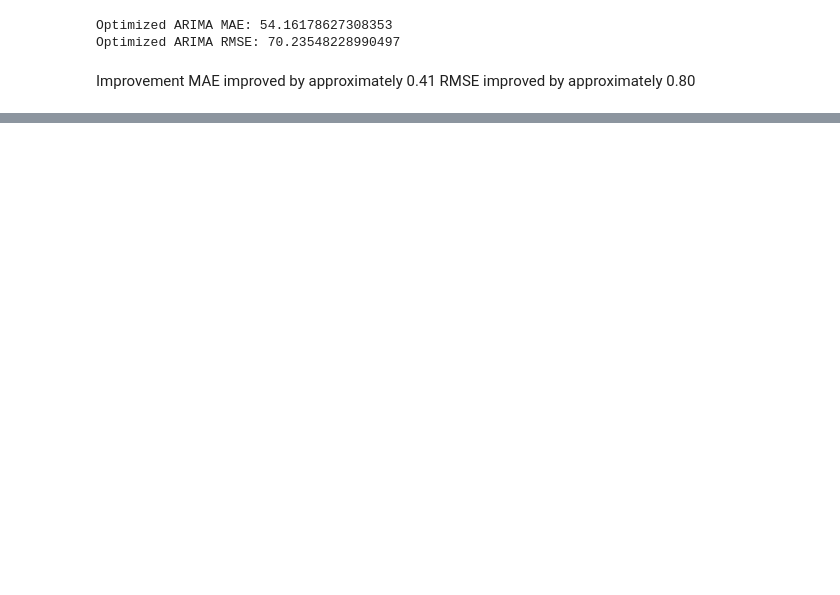
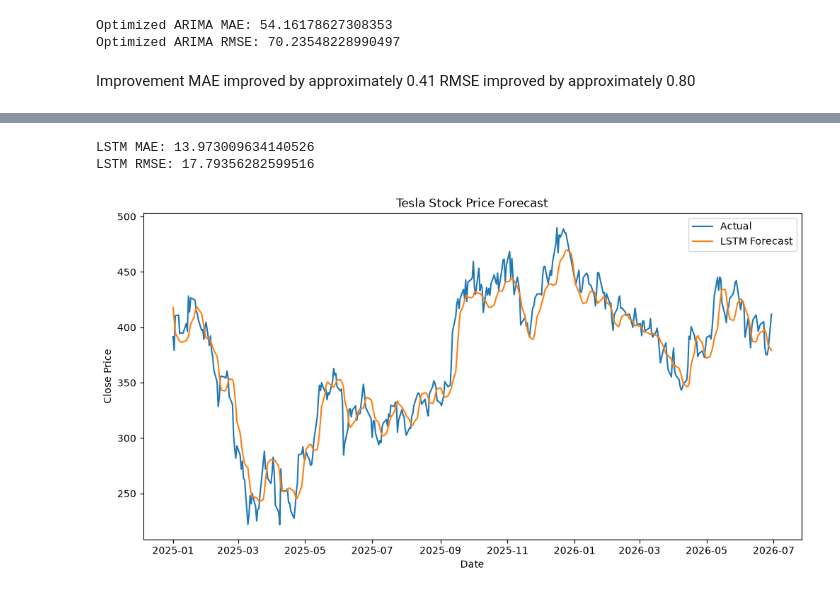
Before and after one commit to Richo-Worku/portfolio-optimization, a Jupyter notebook: notebooks/02_eda.ipynb, the cells around one changed output, grey strips where cells are left out. Cells and saved outputs as stored; diff of their text form; code cells hidden in the pictures; blank space fills up the shorter version.

```diff
--- a/notebooks/02_eda.ipynb
+++ b/notebooks/02_eda.ipynb
@@ -564,0 +749,49 @@ RMSE improved by approximately 0.80
+# %%
+from sklearn.metrics import mean_absolute_error
+from sklearn.metrics import mean_squared_error
+import numpy as np
+
+y_true = test["Close"].values
+
+mae = mean_absolute_error(
+    y_true,
+    predictions
+)
+
+rmse = np.sqrt(
+    mean_squared_error(
+        y_true,
+        predictions
+    )
+)
+
+print("LSTM MAE:", mae)
+print("LSTM RMSE:", rmse)
+# %% [output]
+LSTM MAE: 13.973009634140526
+LSTM RMSE: 17.79356282599516
+# %%
+import matplotlib.pyplot as plt
+
+plt.figure(figsize=(12,6))
+
+plt.plot(
+    test.index,
+    y_true,
+    label="Actual"
+)
+
+plt.plot(
+    test.index,
+    predictions,
+    label="LSTM Forecast"
+)
+
+plt.title("Tesla Stock Price Forecast")
+plt.xlabel("Date")
+plt.ylabel("Close Price")
+plt.legend()
+
+plt.show()
+# %% [output]
+[figure, added]
```
Also changed, not shown: parts of 32 cells of this notebook, 1 other file.
